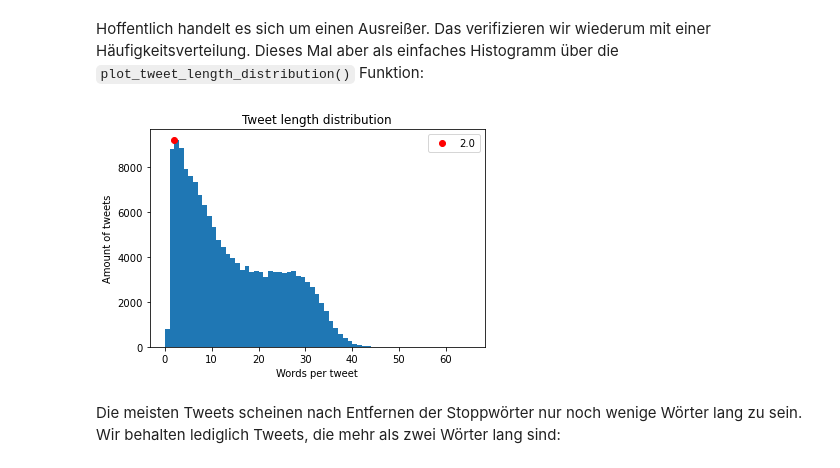
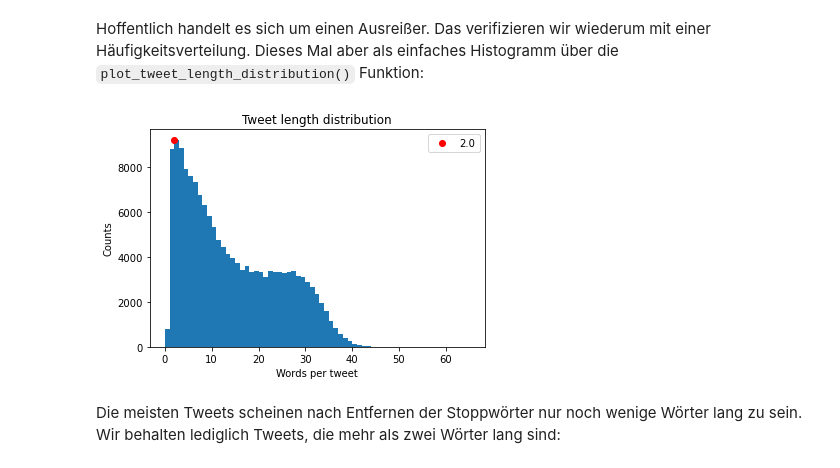
Before and after one commit to orca-nrw/lernmodul-texte, a Jupyter notebook: index.ipynb, the cells around one changed output. Cells and saved outputs as stored; diff of their text form; code cells hidden in the pictures.

```diff
--- a/index.ipynb
+++ b/index.ipynb
@@ -217,7 +220,7 @@ Index(['twista', 'type', 'id', 'user', 'created_at', 'recorded_at', 'source',
 # %% [markdown]
 Aus welchen Jahren stammen unsere Tweets?
 # %%
-twitter = vf.plot_tweet_year(twitter)
+twitter = vf.plot_tweets_per_year(twitter)
 # %% [output]
 [figure]
 # %% [markdown]
@@ -385,3 +388,6 @@ tweets.iloc[-1]
 Nach der Bereinigung im vorherigen Abschnitt bleiben in der Theorie lediglich ganze Wörter übrig. Jetzt können wir jeden Tweet in seine Bestandteile zerlegen. Dieser Schritt geht mit der Funktionsweise eines [Tokenizer](https://de.wikipedia.org/wiki/Tokenizer) einher, welcher lediglich den kompletten Tweet in einzelne Token, also Wörter, aufteilt. Diese lassen sich besser verarbeiten, als ein ganzer Satz.
 
 Die Zerteilung der Zeichenkette anhand des Leerzeichens bringt uns eine Liste von Wörtern innerhalb eines Tweets. Dabei werden alle Wörter wie folgt in Kleinschreibung abgebildet:
+# %%
+tweets = tweets.apply(str.lower).apply(str.split)
+tweets.iloc[-1]
@@ -395,6 +420,3 @@ def split(tweet):
     """Split tweets"""
 
     return tweet.split()
-# %%
-tweets = tweets.apply(lower).apply(split)
-tweets.iloc[-1]
@@ -570,9 +573,9 @@ min(tweets_length)
 # %% [markdown]
 Hoffentlich handelt es sich um einen Ausreißer. Das verifizieren wir wiederum mit einer Häufigkeitsverteilung. Dieses Mal aber als einfaches Histogramm über die `plot_tweet_length_distribution()` Funktion:
 # %%
-vf.plot_tweet_length_distribution(tweets_length)
+vf.plot_tweets_per_length(tweets_length)
 # %% [output]
-[figure, old version]
+[figure, new version]
 # %% [markdown]
 Die meisten Tweets scheinen nach Entfernen der Stoppwörter nur noch wenige Wörter lang zu sein. Wir behalten lediglich Tweets, die mehr als zwei Wörter lang sind:
 # %%
```
Also changed, not shown: parts of 98 cells of this notebook, 3 other files.
